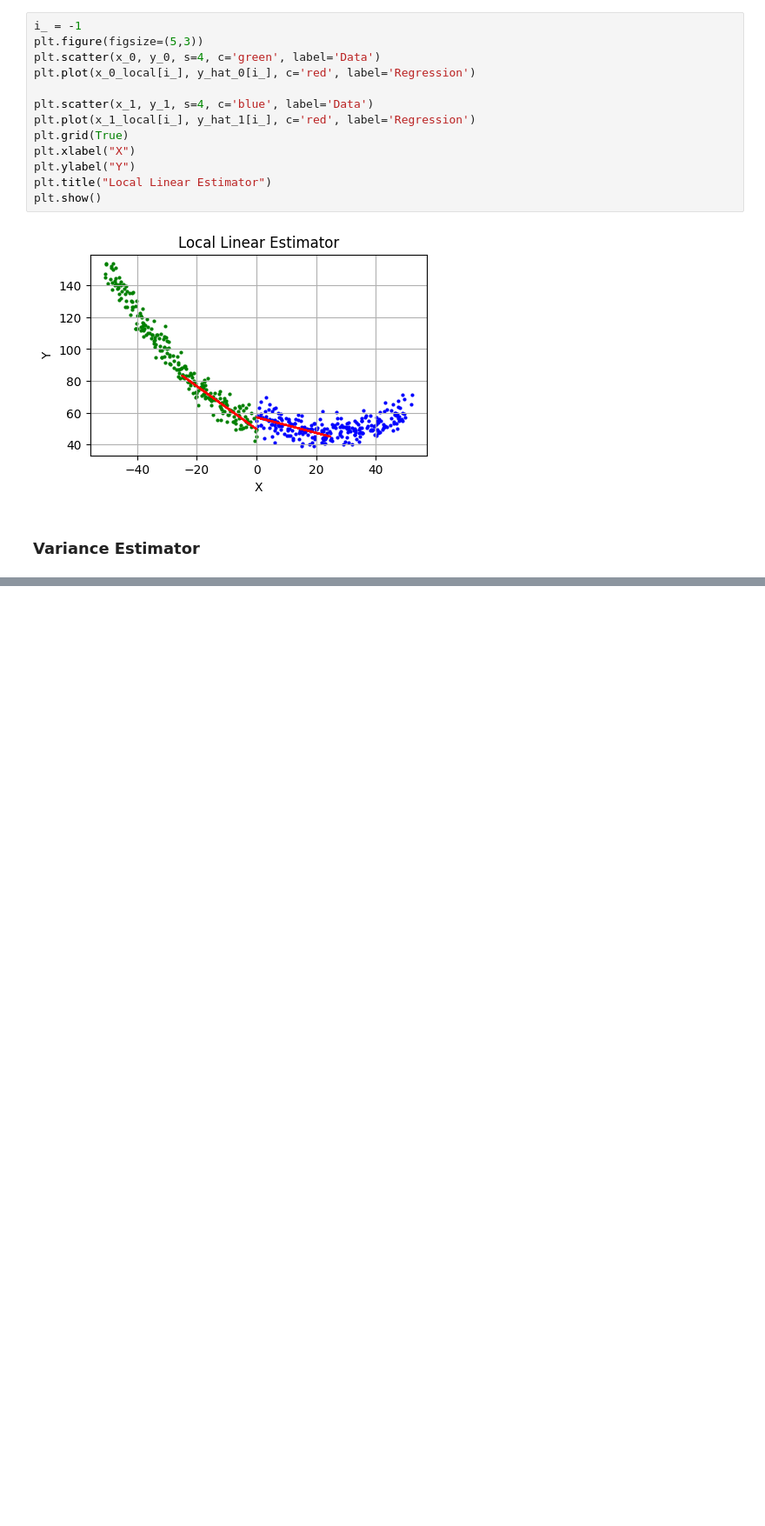
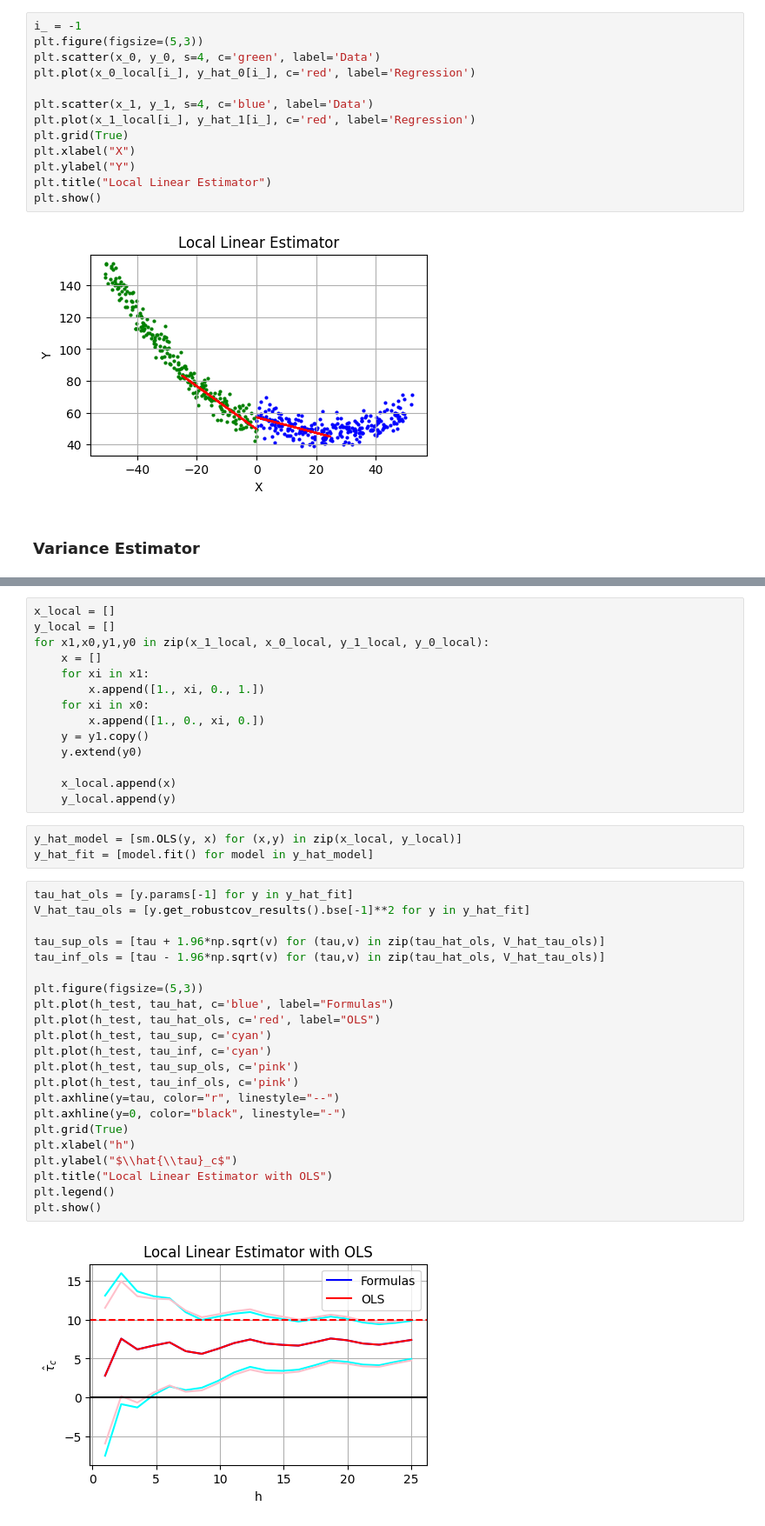
Before and after one commit to TiagoCAAmorim/causal_inference, a Jupyter notebook: Seminario/RegressionDiscontinuity.ipynb, the cells around one changed output, grey strips where cells are left out. Shown at 87% size. Saved outputs shown, nothing was run; the diff lists cells and outputs as text; blank space fills up the shorter version.

```diff
--- a/Seminario/RegressionDiscontinuity.ipynb
+++ b/Seminario/RegressionDiscontinuity.ipynb
@@ -155,0 +160,41 @@ plt.show()
+# %%
+x_local = []
+y_local = []
+for x1,x0,y1,y0 in zip(x_1_local, x_0_local, y_1_local, y_0_local):
+    x = []
+    for xi in x1:
+        x.append([1., xi, 0., 1.])
+    for xi in x0:
+        x.append([1., 0., xi, 0.])
+    y = y1.copy()
+    y.extend(y0)
+
+    x_local.append(x)
+    y_local.append(y)
+# %%
+y_hat_model = [sm.OLS(y, x) for (x,y) in zip(x_local, y_local)]
+y_hat_fit = [model.fit() for model in y_hat_model]
+# %%
+tau_hat_ols = [y.params[-1] for y in y_hat_fit]
+V_hat_tau_ols = [y.get_robustcov_results().bse[-1]**2 for y in y_hat_fit]
+
+tau_sup_ols = [tau + 1.96*np.sqrt(v) for (tau,v) in zip(tau_hat_ols, V_hat_tau_ols)]
+tau_inf_ols = [tau - 1.96*np.sqrt(v) for (tau,v) in zip(tau_hat_ols, V_hat_tau_ols)]
+
+plt.figure(figsize=(5,3))
+plt.plot(h_test, tau_hat, c='blue', label="Formulas")
+plt.plot(h_test, tau_hat_ols, c='red', label="OLS")
+plt.plot(h_test, tau_sup, c='cyan')
+plt.plot(h_test, tau_inf, c='cyan')
+plt.plot(h_test, tau_sup_ols, c='pink')
+plt.plot(h_test, tau_inf_ols, c='pink')
+plt.axhline(y=tau, color="r", linestyle="--")
+plt.axhline(y=0, color="black", linestyle="-")
+plt.grid(True)
+plt.xlabel("h")
+plt.ylabel("$\\hat{\\tau}_c$")
+plt.title("Local Linear Estimator with OLS")
+plt.legend()
+plt.show()
+# %% [output]
+[figure, added]
```
Also changed, not shown: parts of 7 cells of this notebook.
